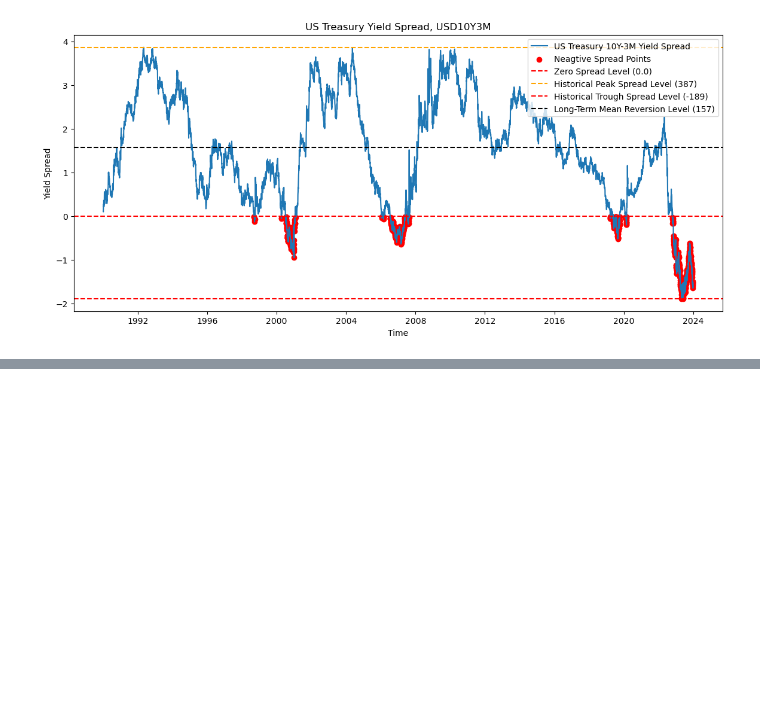
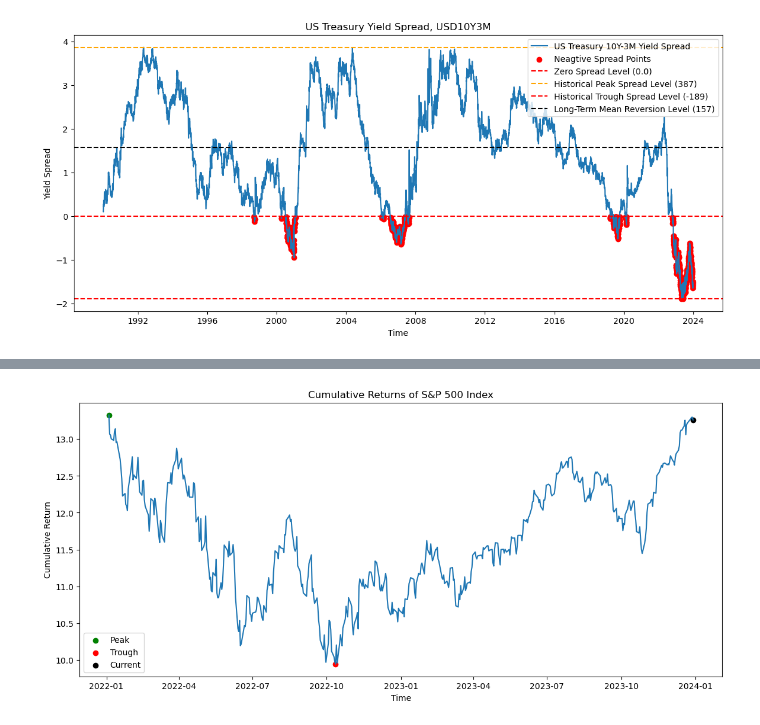
Before and after one commit to dinesh494/Market_Risk, a Jupyter notebook: US Treasury Yield Spread-1.ipynb, the cells around one changed output, grey strips where cells are left out. Saved outputs shown, nothing was run; the diff lists cells and outputs as text; code cells hidden in the pictures; blank space fills up the shorter version.

```diff
--- a/US Treasury Yield Spread-1.ipynb
+++ b/US Treasury Yield Spread-1.ipynb
@@ -147,0 +209,5 @@ As of 2023-12-29, the current spread stands at -152 basis points. It has histori
+# %%
+growthIndex = (1 + spotReturns).cumprod()
+prevous_High = growthIndex.cummax()
+SnP500_MaxDrawdown = (growthIndex - prevous_High)/prevous_High
+SnP500_MaxDrawdown
@@ -147,0 +228,5 @@ As of 2023-12-29, the current spread stands at -152 basis points. It has histori
+# %%
+growthIndex_ = growthIndex.tail(500)
+peakLevel = growthIndex_[growthIndex_.values == growthIndex_.values.max()]
+troughLevel = growthIndex_[growthIndex_.values == growthIndex_.values.min()]
+print(peakLevel, troughLevel, growthIndex_.tail(1))
@@ -147,0 +241,15 @@ As of 2023-12-29, the current spread stands at -152 basis points. It has histori
+# %%
+plt.figure(figsize=(14, 6))
+plt.plot(growthIndex_)
+
+plt.scatter(x=peakLevel.index, y=peakLevel.values, color='g', label='Peak')
+plt.scatter(x=troughLevel.index, y=troughLevel.values, color='r', label='Trough')
+plt.scatter(x=growthIndex_.tail(1).index, y=growthIndex_.tail(1).values, color='k', label='Current')
+
+plt.title('Cumulative Returns of S&P 500 Index')
+plt.xlabel('Time')
+plt.ylabel('Cumulative Return')
+plt.legend()
+plt.show()
+# %% [output]
+[figure, added]
```
Also changed, not shown: parts of 13 cells of this notebook.
